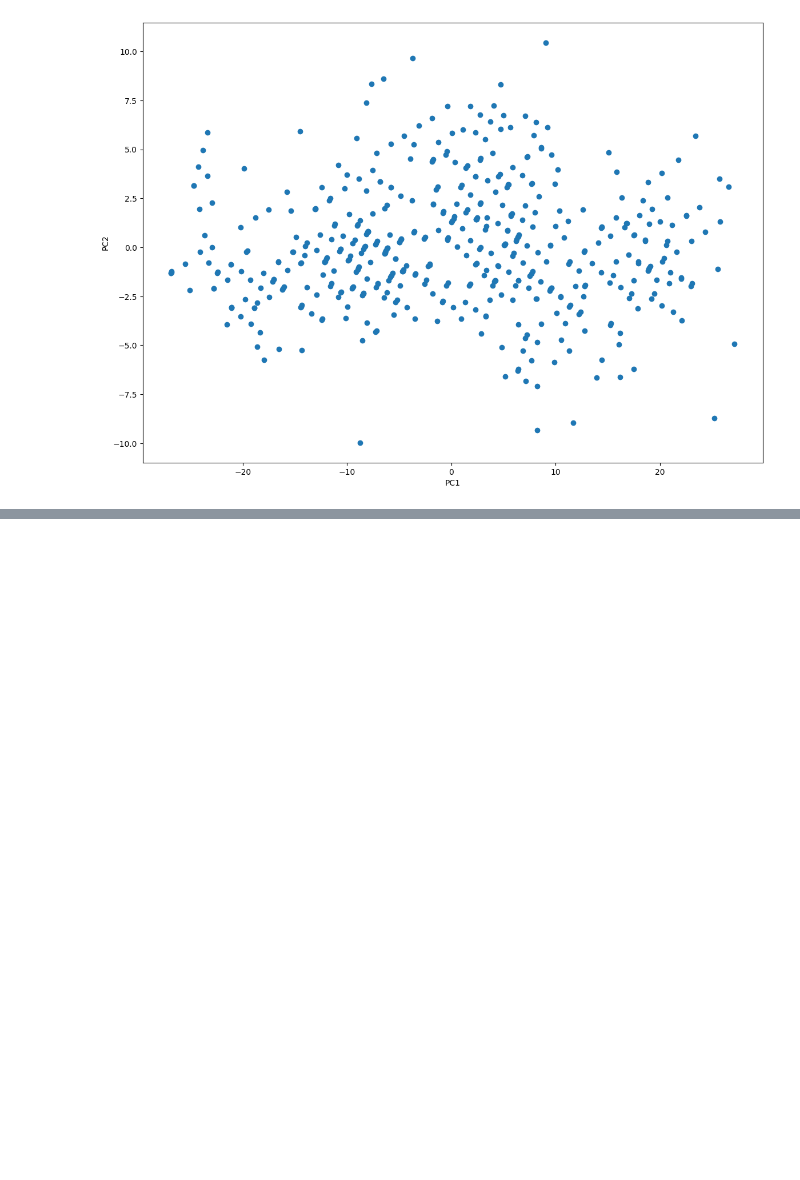
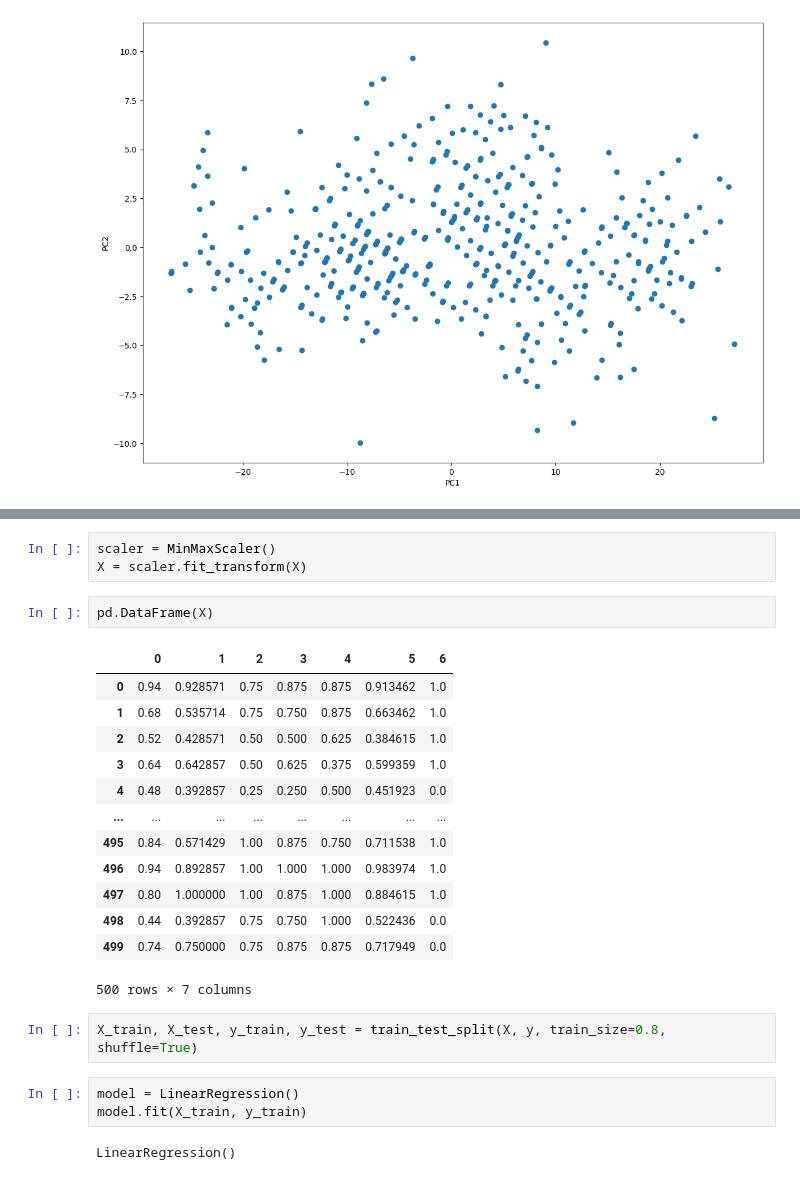
Before and after one commit to Rishiraj-singh7/Student-College-Admissions, a Jupyter notebook: main.ipynb, the cells around one changed output, grey strips where cells are left out. Cells and saved outputs as stored; diff of their text form; blank space fills up the shorter version.

Commit message:
Train model

```diff
--- a/main.ipynb
+++ b/main.ipynb
@@ -105,0 +128,26 @@ print(PCA_max)
+# %%
+scaler = MinMaxScaler()
+X = scaler.fit_transform(X)
+# %%
+pd.DataFrame(X)
+# %% [output]
+|  | 0 | 1 | 2 | 3 | 4 | 5 | 6 |
+| 0 | 0.94 | 0.928571 | 0.75 | 0.875 | 0.875 | 0.913462 | 1.0 |
+| 1 | 0.68 | 0.535714 | 0.75 | 0.750 | 0.875 | 0.663462 | 1.0 |
+| 2 | 0.52 | 0.428571 | 0.50 | 0.500 | 0.625 | 0.384615 | 1.0 |
+| 3 | 0.64 | 0.642857 | 0.50 | 0.625 | 0.375 | 0.599359 | 1.0 |
+| 4 | 0.48 | 0.392857 | 0.25 | 0.250 | 0.500 | 0.451923 | 0.0 |
+| ... | ... | ... | ... | ... | ... | ... | ... |
+| 495 | 0.84 | 0.571429 | 1.00 | 0.875 | 0.750 | 0.711538 | 1.0 |
+| 496 | 0.94 | 0.892857 | 1.00 | 1.000 | 1.000 | 0.983974 | 1.0 |
+| 497 | 0.80 | 1.000000 | 1.00 | 0.875 | 1.000 | 0.884615 | 1.0 |
+| 498 | 0.44 | 0.392857 | 0.75 | 0.750 | 1.000 | 0.522436 | 0.0 |
+| 499 | 0.74 | 0.750000 | 0.75 | 0.875 | 0.875 | 0.717949 | 0.0 |
+500 rows × 7 columns
+# %%
+X_train, X_test, y_train, y_test = train_test_split(X, y, train_size=0.8, shuffle=True)
+# %%
+model = LinearRegression()
+model.fit(X_train, y_train)
+# %% [output]
+LinearRegression()
```
Also changed, not shown: parts of 4 cells of this notebook.
